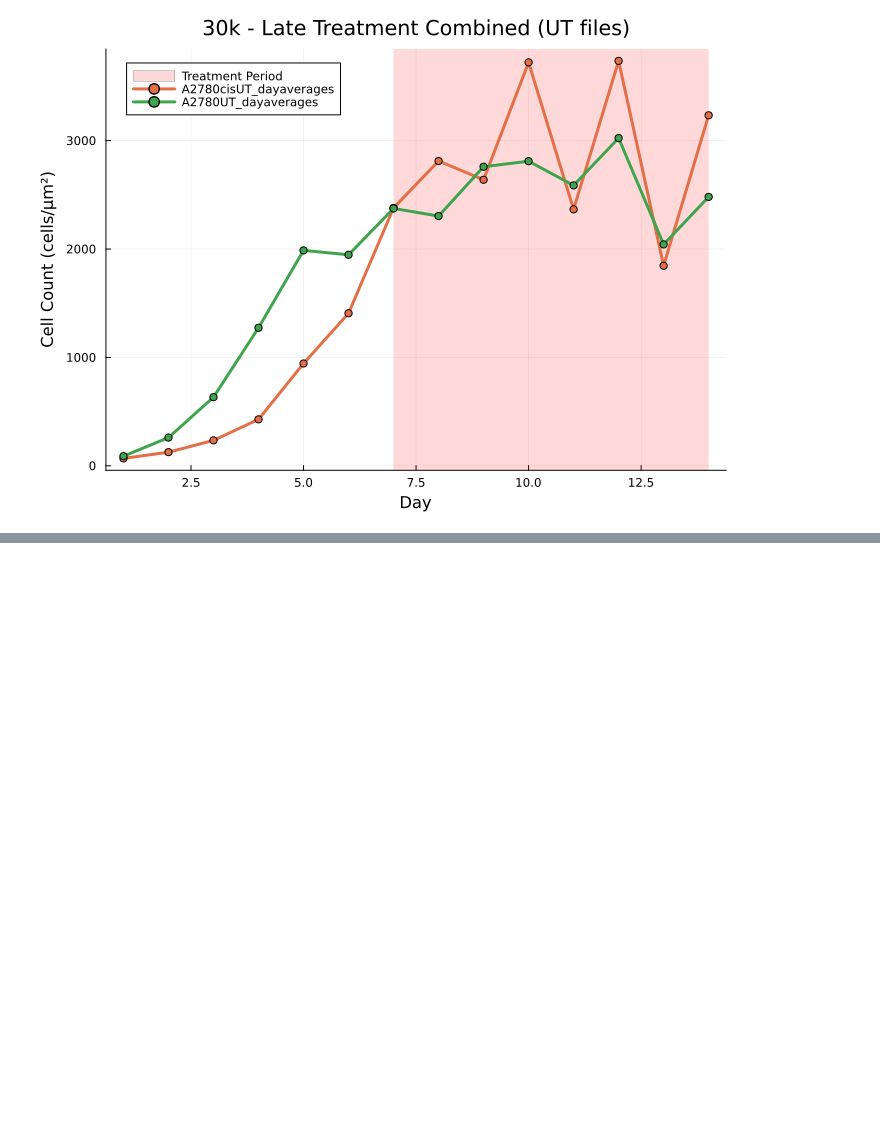
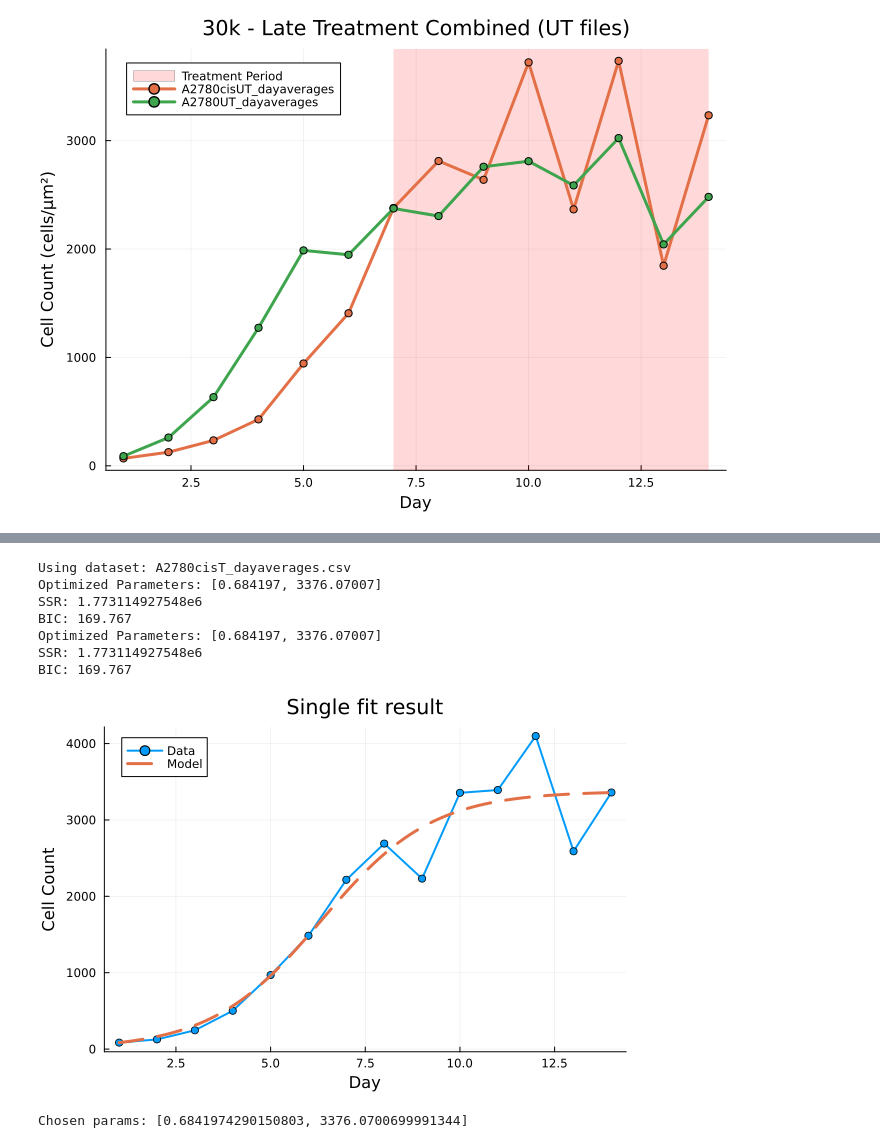
Before and after one commit to kadinelbak/CancerGrowthDynamics, a Jupyter notebook: Intermittent Math Modelling.ipynb, the cells around one changed output, grey strips where cells are left out. Cells and saved outputs as stored; diff of their text form; code cells hidden in the pictures; blank space fills up the shorter version.

Commit message:
Modelling with optimization again

```diff
--- a/Intermittent Math Modelling.ipynb
+++ b/Intermittent Math Modelling.ipynb
@@ -759,0 +617,39 @@ Days range: 1.0..14.0; Counts: 85.0..4098.2
+# %%
+# Demo: run a single fit on one 20k dataset
+
+# Assumes datasets_20k from earlier cell is available. If not, re-load here:
+if !@isdefined(datasets_20k)
+    println("Reloading 20k datasets...")
+    datasets_20k = load_intermittent_data("20k")
+end
+
+# Pick one file – choose a treated early group (T_) for demonstration if available
+chosen_name = nothing
+for (fname, _) in datasets_20k
+    if occursin("T_", fname) && !occursin("UT_", fname)
+        chosen_name = fname
+        break
+    end
+end
+chosen_name === nothing && (chosen_name = first(keys(datasets_20k)))
+println("Using dataset: ", chosen_name)
+
+df = datasets_20k[chosen_name]
+
+# Initial parameter guess and bounds for logistic growth: p = [r, K]
+p0 = [0.5, maximum(Float64.(df[:,2])) * 2]
+bounds = [(0.0, 5.0), (1.0, maximum(Float64.(df[:,2])) * 10)]
+
+fit = run_single_fit(df, p0; cell_size=1.0, model=logistic!, fixed_params=nothing, solver=Rodas5(), bounds=bounds, show_stats=true)
+
+println("\nChosen params: ", fit.params)
+# %% [output]
+Using dataset: A2780cisT_dayaverages.csv
+Optimized Parameters: [0.684197, 3376.07007]
+SSR: 1.773114927548e6
+BIC: 169.767
+Optimized Parameters: [0.684197, 3376.07007]
+SSR: 1.773114927548e6
+BIC: 169.767
+[figure, added]
+Chosen params: [0.6841974290150803, 3376.0700699991344]
```
Also changed, not shown: parts of 7 cells of this notebook, 1 other file.
